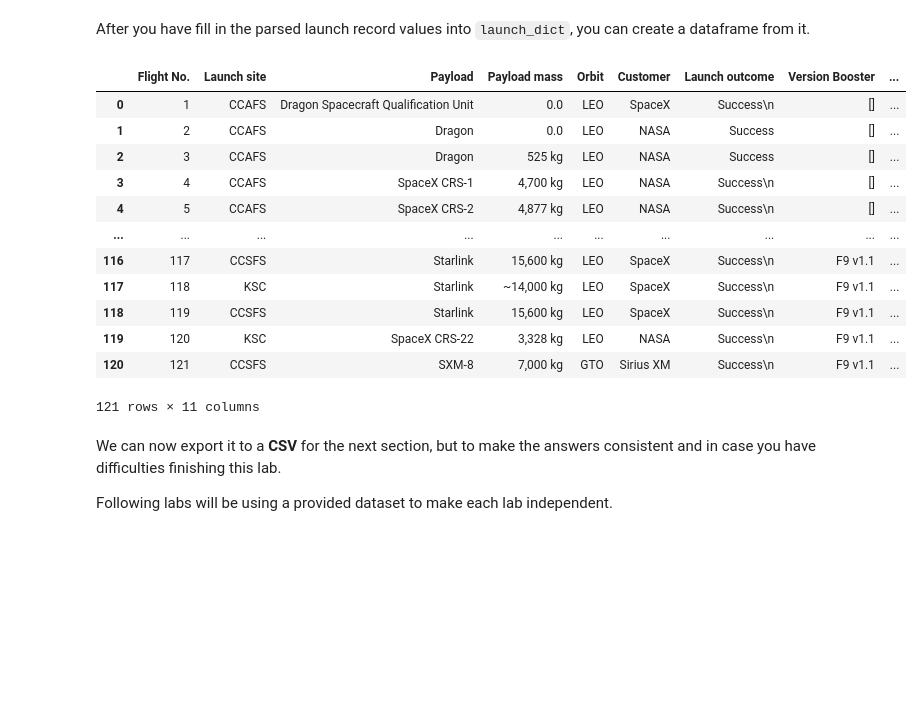
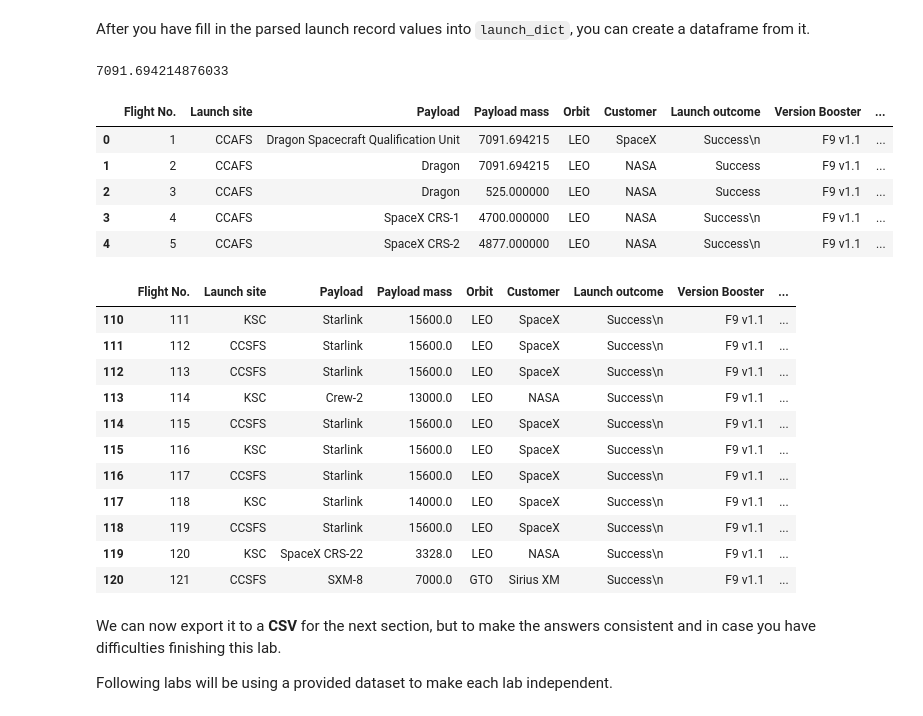
Before and after one commit to vvojtko/SpaceY-capstone-project, a Jupyter notebook: jupyter--spaceY-project-webscraping.ipynb, the cells around one changed output. Drawn from its saved outputs; the diff is of its cells as text; code cells hidden in the pictures; blank space fills up the shorter version.

Commit message:
transforming data to replace 0 in payload mass with mean and to include falcon 9 only in dataframe

```diff
--- a/jupyter--spaceY-project-webscraping.ipynb
+++ b/jupyter--spaceY-project-webscraping.ipynb
@@ -263,6 +263,6 @@ df2 = pd.DataFrame(columns=['Flight No.','Date','Time','Version Booster','Launch
 df3 = pd.DataFrame()
 # %%
-df3 = pd.DataFrame()
+#df3 = pd.DataFrame()
 df3.head()
 # %% [output]
 |  |
@@ -394,21 +386,35 @@ Success
 # %% [markdown]
 After you have fill in the parsed launch record values into `launch_dict`, you can create a dataframe from it.
+# %%
+payload_mass_mean = df3['Payload mass'].mean()
+print(payload_mass_mean)
+# %% [output]
+7091.694214876033
+# %%
+df3['Payload mass'].replace(0, payload_mass_mean, inplace=True)
+df3.head()
+# %% [output]
+|  | Flight No. | Launch site | Payload | Payload mass | Orbit | Customer | Launch outcome | Version Booster | ... |
+| 0 | 1 | CCAFS | Dragon Spacecraft Qualification Unit | 7091.694215 | LEO | SpaceX | Success\n | F9 v1.1 | ... |
+| 1 | 2 | CCAFS | Dragon | 7091.694215 | LEO | NASA | Success | F9 v1.1 | ... |
+| 2 | 3 | CCAFS | Dragon | 525.000000 | LEO | NASA | Success | F9 v1.1 | ... |
+| 3 | 4 | CCAFS | SpaceX CRS-1 | 4700.000000 | LEO | NASA | Success\n | F9 v1.1 | ... |
+| 4 | 5 | CCAFS | SpaceX CRS-2 | 4877.000000 | LEO | NASA | Success\n | F9 v1.1 | ... |
 # %%
-df3
+df3.iloc[110:]
 # %% [output]
 |  | Flight No. | Launch site | Payload | Payload mass | Orbit | Customer | Launch outcome | Version Booster | ... |
-| 0 | 1 | CCAFS | Dragon Spacecraft Qualification Unit | 0.0 | LEO | SpaceX | Success\n | [] | ... |
-| 1 | 2 | CCAFS | Dragon | 0.0 | LEO | NASA | Success | [] | ... |
-| 2 | 3 | CCAFS | Dragon | 525 kg | LEO | NASA | Success | [] | ... |
-| 3 | 4 | CCAFS | SpaceX CRS-1 | 4,700 kg | LEO | NASA | Success\n | [] | ... |
-| 4 | 5 | CCAFS | SpaceX CRS-2 | 4,877 kg | LEO | NASA | Success\n | [] | ... |
-| ... | ... | ... | ... | ... | ... | ... | ... | ... | ... |
-| 116 | 117 | CCSFS | Starlink | 15,600 kg | LEO | SpaceX | Success\n | F9 v1.1 | ... |
-| 117 | 118 | KSC | Starlink | ~14,000 kg | LEO | SpaceX | Success\n | F9 v1.1 | ... |
-| 118 | 119 | CCSFS | Starlink | 15,600 kg | LEO | SpaceX | Success\n | F9 v1.1 | ... |
-| 119 | 120 | KSC | SpaceX CRS-22 | 3,328 kg | LEO | NASA | Success\n | F9 v1.1 | ... |
-| 120 | 121 | CCSFS | SXM-8 | 7,000 kg | GTO | Sirius XM | Success\n | F9 v1.1 | ... |
+| 110 | 111 | KSC | Starlink | 15600.0 | LEO | SpaceX | Success\n | F9 v1.1 | ... |
+| 111 | 112 | CCSFS | Starlink | 15600.0 | LEO | SpaceX | Success\n | F9 v1.1 | ... |
+| 112 | 113 | CCSFS | Starlink | 15600.0 | LEO | SpaceX | Success\n | F9 v1.1 | ... |
+| 113 | 114 | KSC | Crew-2 | 13000.0 | LEO | NASA | Success\n | F9 v1.1 | ... |
+| 114 | 115 | CCSFS | Starlink | 15600.0 | LEO | SpaceX | Success\n | F9 v1.1 | ... |
+| 115 | 116 | KSC | Starlink | 15600.0 | LEO | SpaceX | Success\n | F9 v1.1 | ... |
+| 116 | 117 | CCSFS | Starlink | 15600.0 | LEO | SpaceX | Success\n | F9 v1.1 | ... |
+| 117 | 118 | KSC | Starlink | 14000.0 | LEO | SpaceX | Success\n | F9 v1.1 | ... |
+| 118 | 119 | CCSFS | Starlink | 15600.0 | LEO | SpaceX | Success\n | F9 v1.1 | ... |
+| 119 | 120 | KSC | SpaceX CRS-22 | 3328.0 | LEO | NASA | Success\n | F9 v1.1 | ... |
+| 120 | 121 | CCSFS | SXM-8 | 7000.0 | GTO | Sirius XM | Success\n | F9 v1.1 | ... |
-121 rows × 11 columns
 # %% [markdown]
 We can now export it to a <b>CSV</b> for the next section, but to make the answers consistent and in case you have difficulties finishing this lab.
 
```
Also changed, not shown: parts of 3 cells of this notebook.
